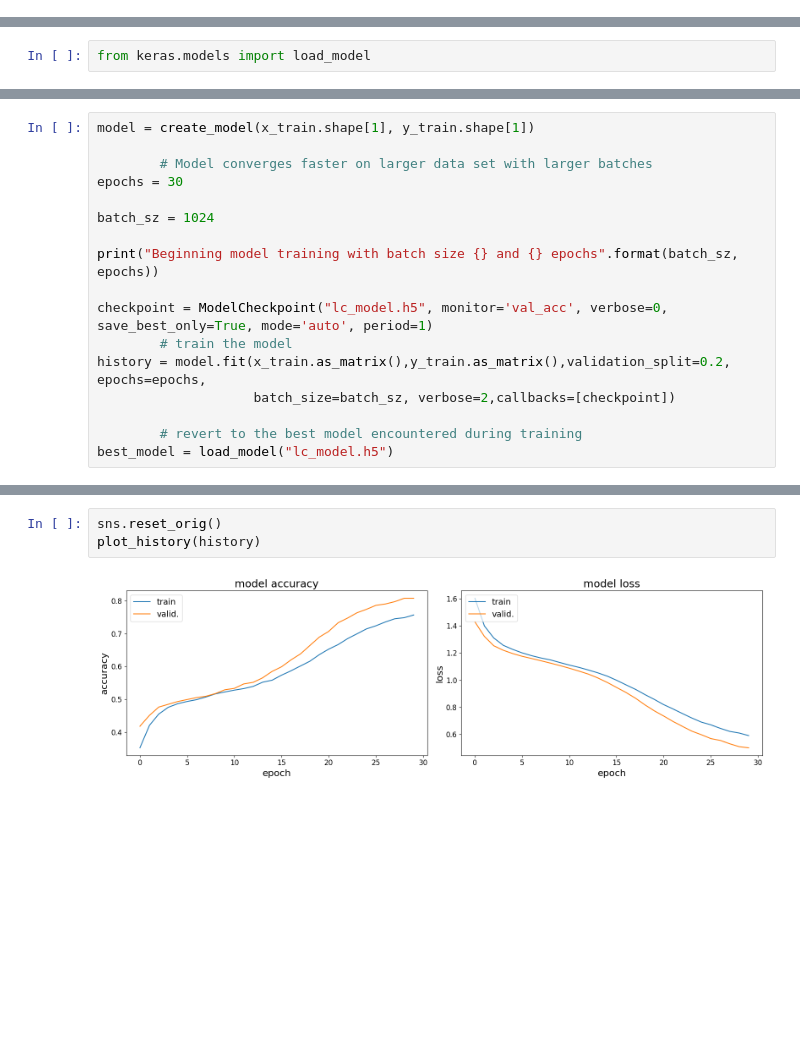
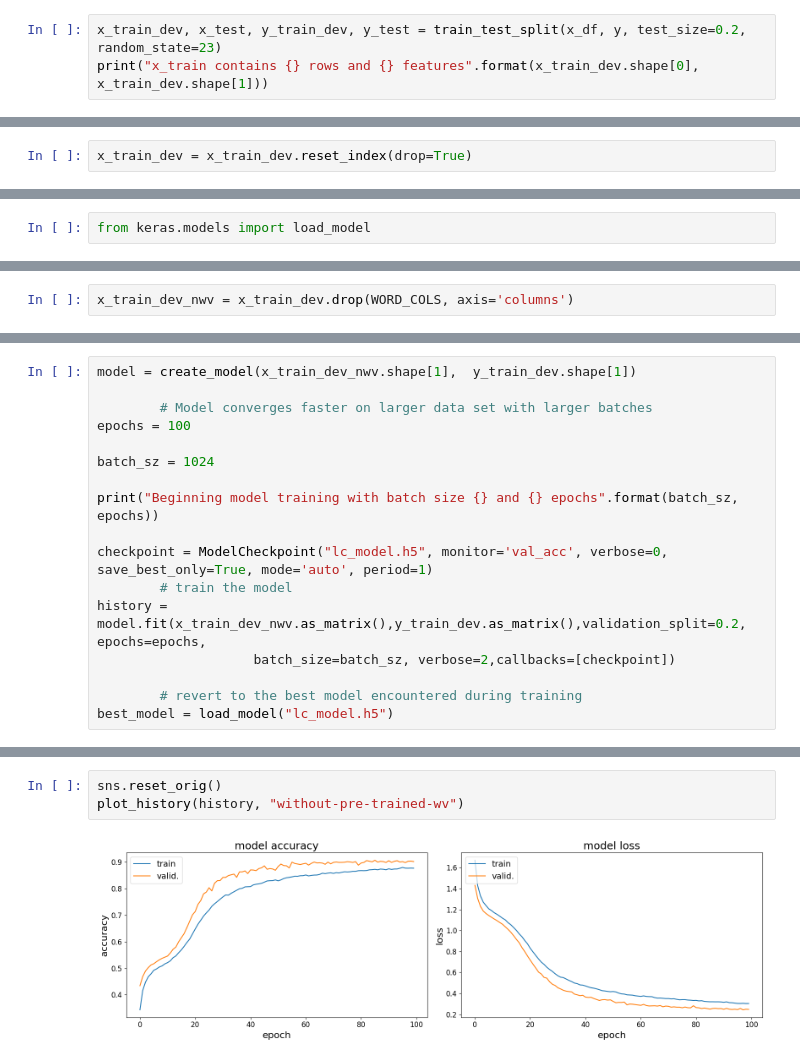
Before and after one commit to battogtokhb/cs230-final, a Jupyter notebook: LendingClubDataPreprocessing.ipynb, the cells around one changed output, grey strips where cells are left out. Saved outputs shown, nothing was run; the diff lists cells and outputs as text; blank space fills up the shorter version.

```diff
--- a/LendingClubDataPreprocessing.ipynb
+++ b/LendingClubDataPreprocessing.ipynb
@@ -174,0 +262,3 @@ x_train contains 50583 rows and 98 features
+# %%
+x_train_dev, x_test, y_train_dev, y_test = train_test_split(x_df, y, test_size=0.2, random_state=23)
+print("x_train contains {} rows and {} features".format(x_train_dev.shape[0], x_train_dev.shape[1]))
@@ -174,0 +399,2 @@ x_train contains 50583 rows and 98 features
+# %%
+x_train_dev = x_train_dev.reset_index(drop=True)
@@ -221,0 +648,2 @@ from keras.models import load_model
+# %%
+x_train_dev_nwv = x_train_dev.drop(WORD_COLS, axis='columns')
@@ -222,8 +670,8 @@ from keras.models import load_model
 # %%
-model = create_model(x_train.shape[1], y_train.shape[1])
+model = create_model(x_train_dev_nwv.shape[1],  y_train_dev.shape[1])
 
         # Model converges faster on larger data set with larger batches
-epochs = 30
+epochs = 100
 
 batch_sz = 1024
 
@@ -231,7 +679,7 @@ print("Beginning model training with batch size {} and {} epochs".format(batch_s
 
 checkpoint = ModelCheckpoint("lc_model.h5", monitor='val_acc', verbose=0, save_best_only=True, mode='auto', period=1)
         # train the model
-history = model.fit(x_train.as_matrix(),y_train.as_matrix(),validation_split=0.2, epochs=epochs,
+history = model.fit(x_train_dev_nwv.as_matrix(),y_train_dev.as_matrix(),validation_split=0.2, epochs=epochs,
                     batch_size=batch_sz, verbose=2,callbacks=[checkpoint])
 
         # revert to the best model encountered during training
@@ -295,5 +753,5 @@ def plot_history(history, save_file = None):
 # %%
 sns.reset_orig()
-plot_history(history)
+plot_history(history, "without-pre-trained-wv")
 # %% [output]
-[figure, old version]
+[figure, new version]
```
Also changed, not shown: parts of 91 cells of this notebook.
